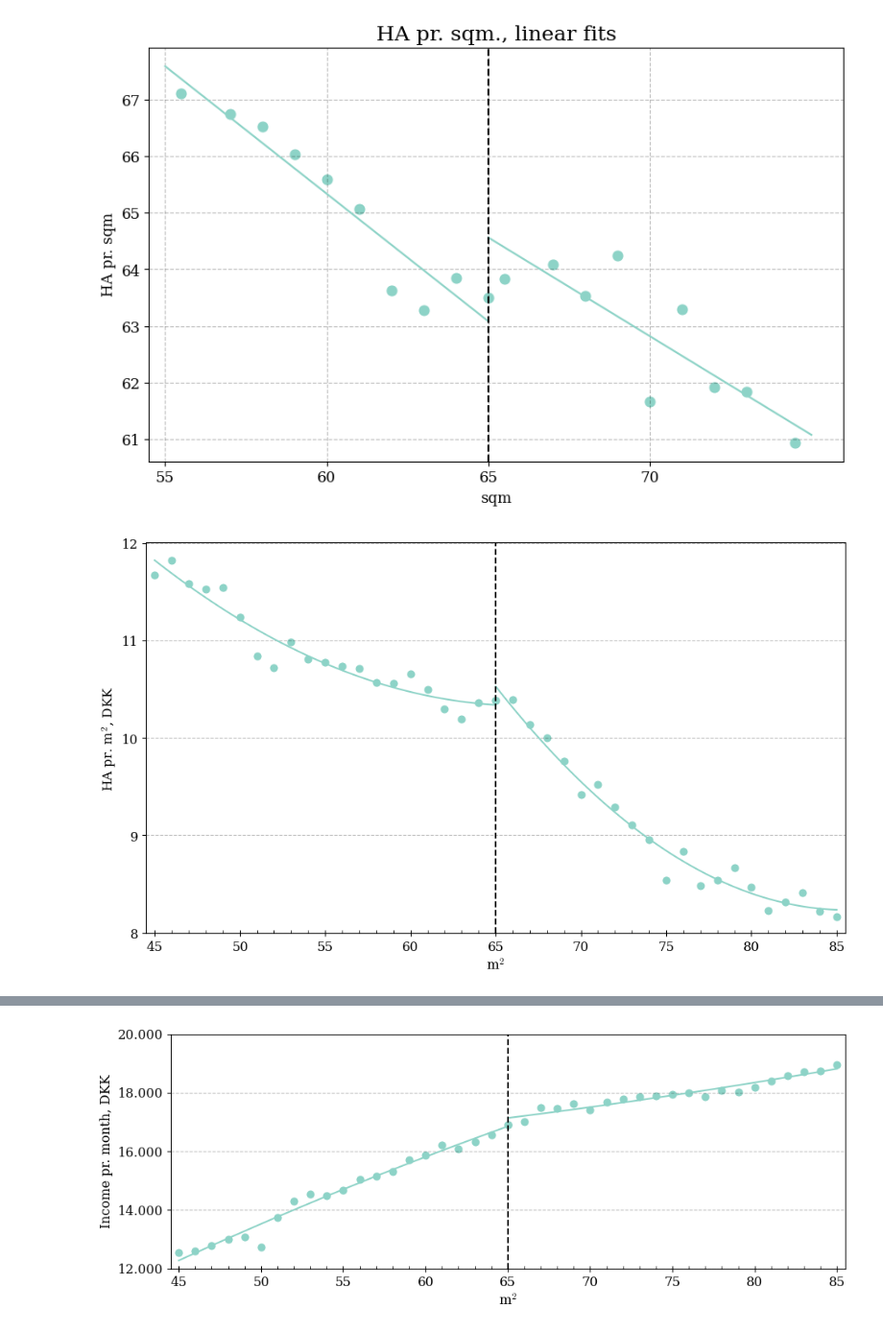
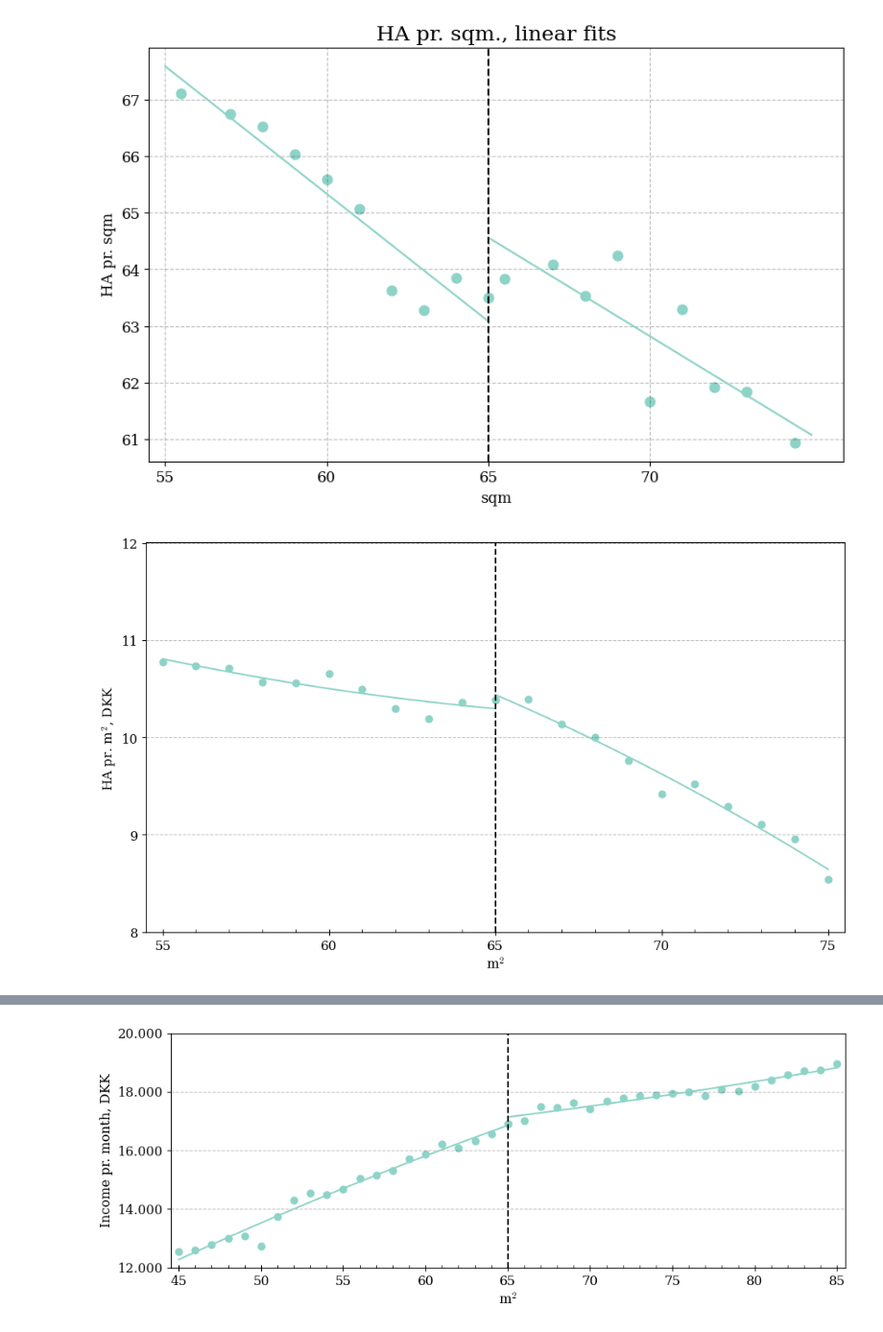
Before and after one commit to HansHoltenAndersen/Bachelor, a Jupyter notebook: Plots.ipynb, the cells around one changed output, grey strips where cells are left out. Shown at 96% size. Saved outputs shown, nothing was run; the diff lists cells and outputs as text; code cells hidden in the pictures.

```diff
--- a/Plots.ipynb
+++ b/Plots.ipynb
@@ -165,7 +165,7 @@ plt.show()
 # %%
 # First stage plot with polynomial (p=2) fits
 
-bw = 20
+bw = 10
 
 # --- 1. Subset for RD window (55–75 sqm, change if needed) ---
 df_left = df[(df['sqm'] >= 65 - bw) & (df['sqm'] <= 65)].copy()
@@ -219,34 +219,34 @@ xR = np.linspace(df_right['sqm'].min(), df_right['sqm'].max(), 100)
 yR = a_R + b_R1*xR + b_R2*xR**2
 plt.plot(xR, yR, color = colors[0])
 
 # --- Cutoff line ---
 cut = 65  # halfway between bins
 plt.axvline(x=cut, linestyle='--', color='black')
 
 # Formatting
 plt.xlabel('m$^2$')
 plt.ylabel('HA pr. m$^2$, DKK')
 plt.title('')
 
 #x-axis ticks
 plt.xlim(65 - bw - .5, 65 + bw + 0.5)
 ax = plt.gca()
 ax.xaxis.set_major_locator(ticker.MultipleLocator(5))
 ax.xaxis.set_minor_locator(ticker.MultipleLocator(1))
 ax.tick_params(axis='x', which='major', length=6, direction='inout')   # long ticks
 ax.tick_params(axis='x', which='minor', length=3, direction='in')   # short ticks
 
 #y-axis ticks
 plt.ylim(8, 12)
 plt.yticks(np.arange(8, 12.01, 1))
 
 # only horizontal lines
 plt.grid(axis='x')
 
 plt.tight_layout()
 plt.show()
 # %% [output]
-[figure, old version]
+[figure, new version]
 # %%
 # Reduced form with polynomial (p=2) fits
 
```
Also changed, not shown: parts of 8 cells of this notebook, 1 other file.
